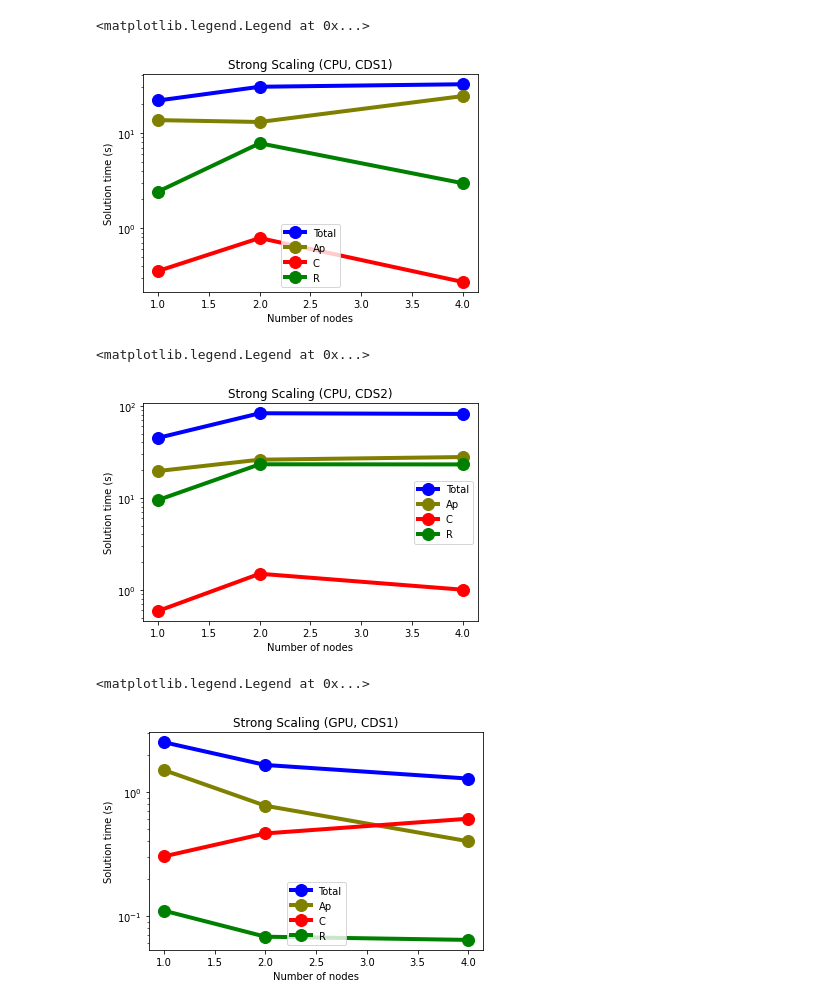
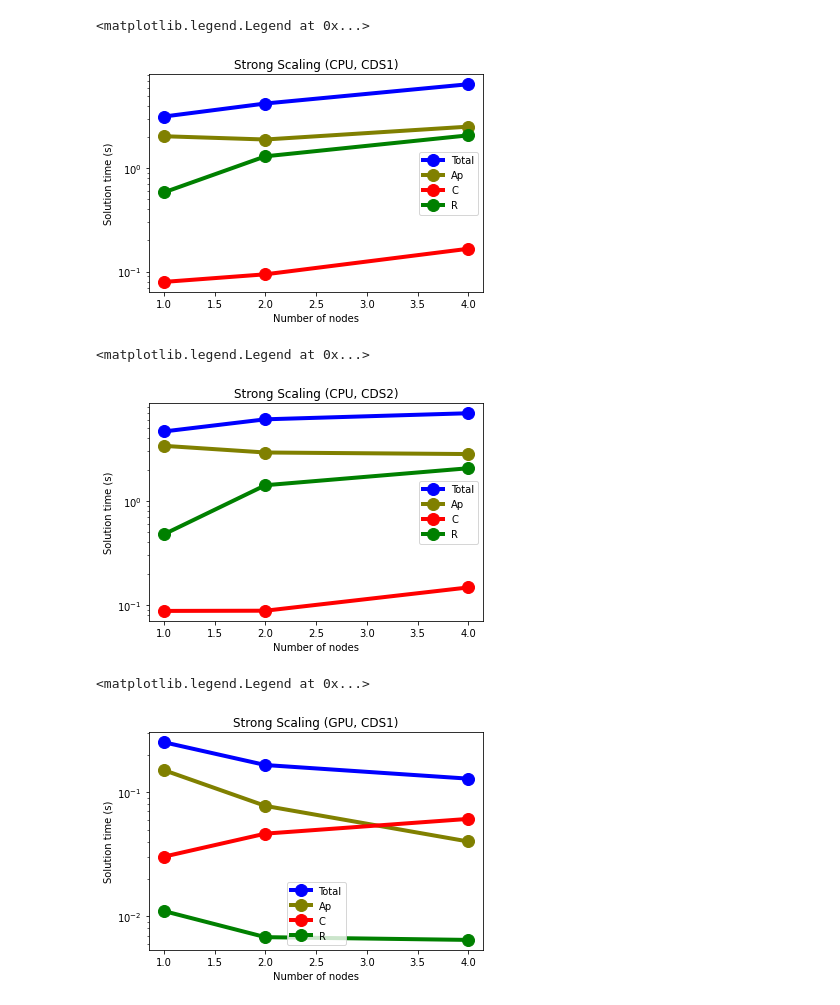
Before and after one commit to kanwren/MemXCT, a Jupyter notebook: ReproducibilityChallenge/figures/scripts/StrongScaling_plots.ipynb, the cells around one changed output. Saved outputs shown, nothing was run; the diff lists cells and outputs as text; code cells hidden in the pictures.

```diff
--- a/ReproducibilityChallenge/figures/scripts/StrongScaling_plots.ipynb
+++ b/ReproducibilityChallenge/figures/scripts/StrongScaling_plots.ipynb
@@ -1,43 +1,43 @@
 # %%
 #memxct multinode scaling (figure 11) (demo data, but we will need 4 of these)
 import matplotlib.pyplot as plt
 import numpy as np
 import pandas as pd
 # Data
-
+#fixed
 df=pd.DataFrame({'x': [1,2,4], #nodes
-                 'Total': [21.843204,30.421914,32.328931],
-                 'Ap': [13.5946588,12.9983423,24.2834269],
-                 'C': [0.35628897,0.78887957,0.27330728],
-                 'R': [2.42454123,7.77655556,2.96578127] })
+                 'Total': [3.1508387,4.2112689,6.465829],
+                 'Ap': [2.03283229,1.89022054,2.5159455],
+                 'C': [0.07942261,0.09407656,0.16610658],
+                 'R': [0.58244757,1.30022732,2.07288389] })
 
 # multiple line plot
 plt.plot( 'x', 'Total', data=df, marker='o', markerfacecolor='blue', markersize=12, color='blue', linewidth=4)
 plt.plot( 'x', 'Ap', data=df, marker='o', markerfacecolor='olive', markersize=12, color='olive', linewidth=4)
 plt.plot( 'x', 'C', data=df, marker='o', markerfacecolor='red', markersize=12, color='red', linewidth=4)
 plt.plot( 'x', 'R', data=df, marker='o', markerfacecolor='green', markersize=12, color='green', linewidth=4)
 
 plt.title("Strong Scaling (CPU, CDS1)")
 plt.xlabel("Number of nodes")
 #plt.ylim(ymin=0)
 plt.yscale('log')
 plt.ylabel("Solution time (s)")
 plt.legend()
 # %% [output]
 <matplotlib.legend.Legend at 0x...>
-[figure, old version]
+[figure, new version]
 # %%
 #memxct multinode scaling (figure 11) (demo data, but we will need 4 of these)
 import matplotlib.pyplot as plt
 import numpy as np
 import pandas as pd
 # Data
-#twonode=
+#fixed
 df=pd.DataFrame({'x': [1,2,4], #nodes
-                 'Total': [44.887526,83.06355,81.647145],
-                 'Ap': [19.5750323,25.9845748,27.75833038],
-                 'C': [0.59018719,1.49632722,1.00378991],
-                 'R': [9.48679751,23.1595648,23.0776766] })
+                 'Total': [4.6517421,6.0862695,6.9625562],
+                 'Ap': [3.3846098,2.91945726,2.82089182],
+                 'C': [0.08752206,0.08792785,0.14718366],
+                 'R': [0.47724621,1.41479032,2.0602555] })
 
 # multiple line plot
 plt.plot( 'x', 'Total', data=df, marker='o', markerfacecolor='blue', markersize=12, color='blue', linewidth=4)
@@ -53,19 +53,20 @@ plt.ylabel("Solution time (s)")
 plt.legend()
 # %% [output]
 <matplotlib.legend.Legend at 0x...>
-[figure, old version]
+[figure, new version]
 # %%
 #memxct multinode scaling (figure 11) (demo data, but we will need 4 of these)
+#fixed
 import matplotlib.pyplot as plt
 import numpy as np
 import pandas as pd
 # Data
 #twonode=
 df=pd.DataFrame({'x': [1,2,4], #nodes
-                 'Total': [2.5196012,1.6516145,1.2832588],
-                 'Ap': [1.50258368,0.77439747,0.40037378],
-                 'C': [0.30222109,0.46325964,0.60862909],
-                 'R': [0.11032626,0.06799918,0.0640598] })
+                 'Total': [0.25196012,0.16516145,0.12832588],
+                 'Ap': [0.15025837,0.07743975,0.04003738],
+                 'C': [0.03022211,0.04632596,0.06086291],
+                 'R': [0.01103263,0.00679992,0.00646057] })
 
 # multiple line plot
 plt.plot( 'x', 'Total', data=df, marker='o', markerfacecolor='blue', markersize=12, color='blue', linewidth=4)
@@ -81,7 +82,7 @@ plt.ylabel("Solution time (s)")
 plt.legend()
 # %% [output]
 <matplotlib.legend.Legend at 0x...>
-[figure, old version]
+[figure, new version]
 # %%
 #memxct multinode scaling (figure 11) (demo data, but we will need 4 of these)
 import matplotlib.pyplot as plt
```
Also changed, not shown: parts of 1 cell of this notebook.
